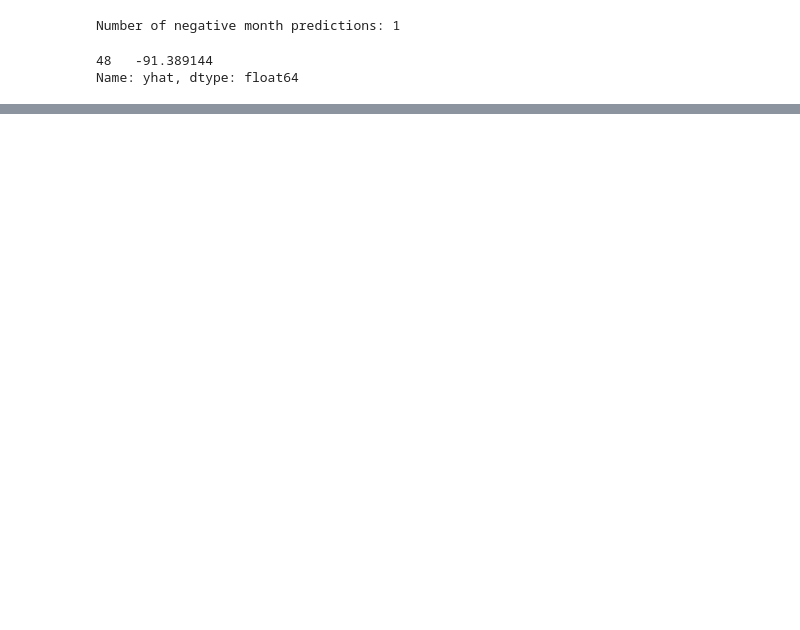
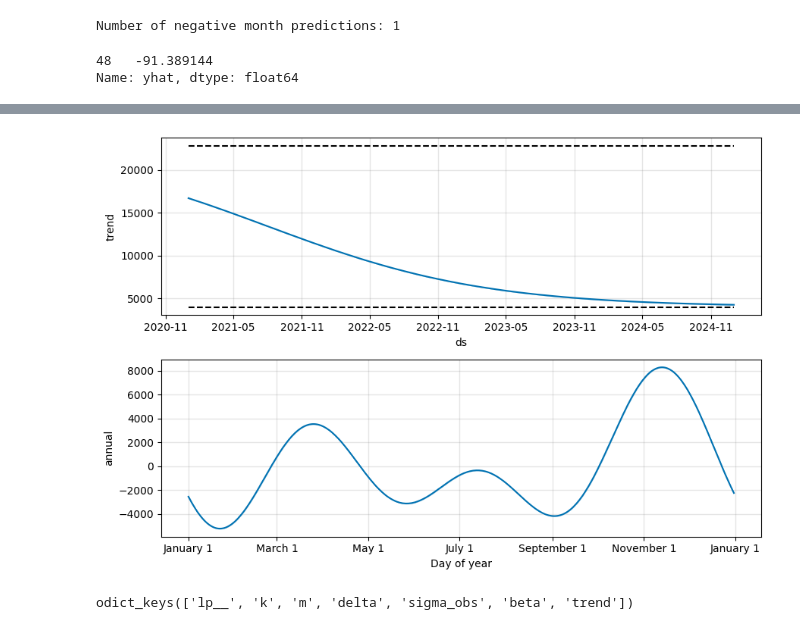
Before and after one commit to yubenjamin2022/UCLAStatsM148, a Jupyter notebook: prophet_model.ipynb, the cells around one changed output, grey strips where cells are left out. Saved outputs shown, nothing was run; the diff lists cells and outputs as text; code cells hidden in the pictures; blank space fills up the shorter version.

```diff
--- a/prophet_model.ipynb
+++ b/prophet_model.ipynb
@@ -129,0 +180,9 @@ plt.show()
+# %%
+model.plot_components(forecast_df)
+plt.show()
+# %% [output]
+[figure, added]
+# %%
+model.params.keys()
+# %% [output]
+odict_keys(['lp__', 'k', 'm', 'delta', 'sigma_obs', 'beta', 'trend'])
```
Also changed, not shown: parts of 13 cells of this notebook.
